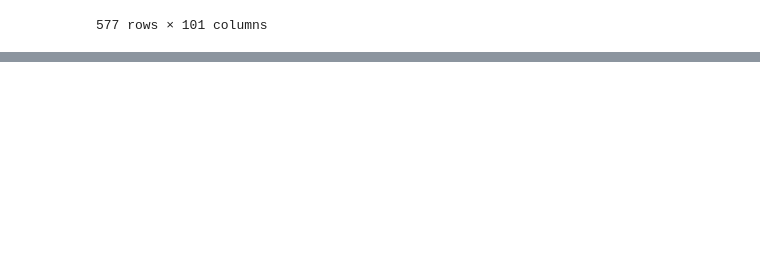
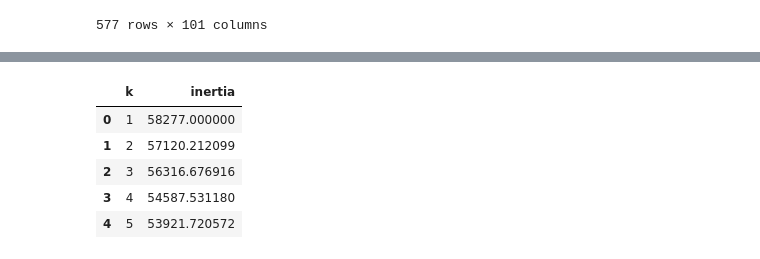
Before and after one commit to junki-ogawa/CryptoClusters, a Jupyter notebook: Crypto Clusters.ipynb, the cells around one changed output, grey strips where cells are left out. Saved outputs shown, nothing was run; the diff lists cells and outputs as text; code cells hidden in the pictures; blank space fills up the shorter version.

```diff
--- a/Crypto Clusters.ipynb
+++ b/Crypto Clusters.ipynb
@@ -109,0 +154,22 @@ df2
+# %%
+## k-Means
+inertia = []
+k = list(range(1, 10))
+
+# Calculate the inertia for the range of k values
+for i in k:
+    km = KMeans(n_clusters=i, random_state=0)
+    km.fit(X_scaled)
+    inertia.append(km.inertia_)
+
+# Create the Elbow Curve using hvPlot
+elbow_data = {"k": k, "inertia": inertia}
+df_elbow = pd.DataFrame(elbow_data)
+df_elbow.head()
+# %% [output]
+|  | k | inertia |
+| 0 | 1 | 58277.000000 |
+| 1 | 2 | 57120.212099 |
+| 2 | 3 | 56316.676916 |
+| 3 | 4 | 54587.531180 |
+| 4 | 5 | 53921.720572 |
```
Also changed, not shown: parts of 17 cells of this notebook.
